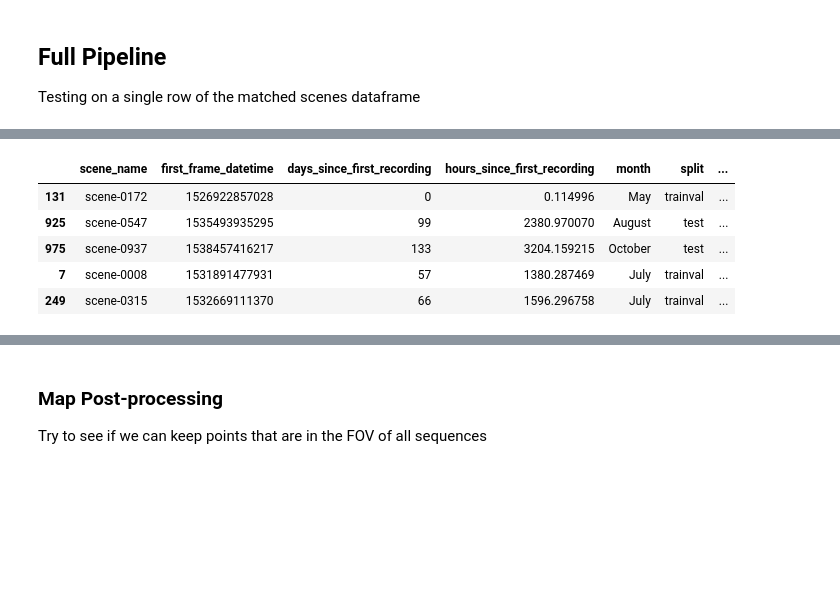
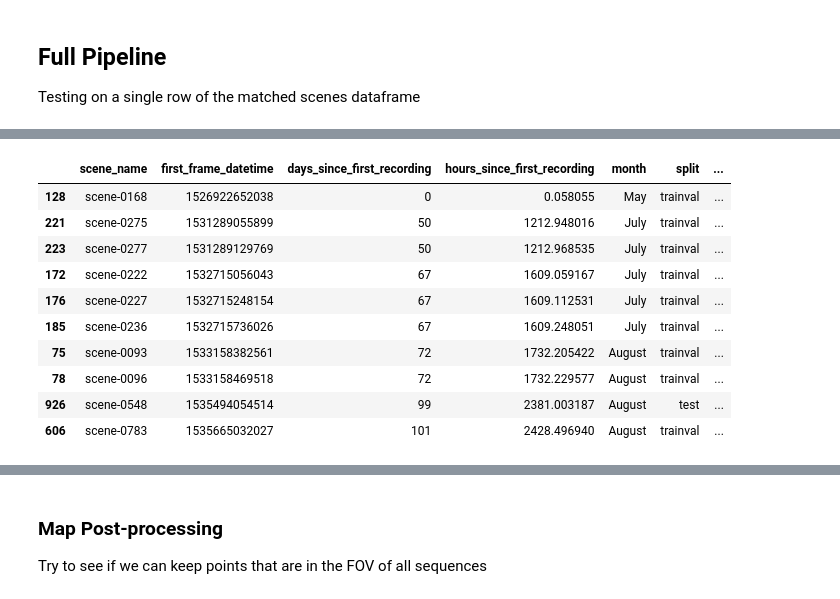
Before and after one commit to umairkhawaja/radar_auto_labeler, a Jupyter notebook: notebooks/test_pipeline.ipynb, the cells around one changed output, grey strips where cells are left out. Cells and saved outputs as stored; diff of their text form; code cells hidden in the pictures; blank space fills up the shorter version.

```diff
--- a/notebooks/test_pipeline.ipynb
+++ b/notebooks/test_pipeline.ipynb
@@ -792,13 +792,20 @@ sps_df.head()
 # %%
-sps_df['min_mean_distance'] = sps_df['closest_scenes_data'].apply(lambda x: min([e['mean_distance'] for e in x.values()]))
-sps_df['max_ort_sim'] = sps_df['closest_scenes_data'].apply(lambda x: -max([e['trajectory_similarity'] for e in x.values()]))
-sorted_sps_df = sps_df.sort_values(['min_mean_distance', 'max_ort_sim'], ascending=True)
-sorted_sps_df.tail()
+# sps_df['min_mean_distance'] = sps_df['closest_scenes_data'].apply(lambda x: min([e['mean_distance'] for e in x.values()]))
+# sps_df['max_ort_sim'] = sps_df['closest_scenes_data'].apply(lambda x: -max([e['trajectory_similarity'] for e in x.values()]))
+# sorted_sps_df = sps_df.sort_values(['min_mean_distance', 'max_ort_sim'], ascending=True)
+# sorted_sps_df.tail()
-# %% [output]
-|  | scene_name | first_frame_datetime | days_since_first_recording | hours_since_first_recording | month | split | ... |
-| 131 | scene-0172 | 1526922857028 | 0 | 0.114996 | May | trainval | ... |
-| 925 | scene-0547 | 1535493935295 | 99 | 2380.970070 | August | test | ... |
-| 975 | scene-0937 | 1538457416217 | 133 | 3204.159215 | October | test | ... |
-| 7 | scene-0008 | 1531891477931 | 57 | 1380.287469 | July | trainval | ... |
-| 249 | scene-0315 | 1532669111370 | 66 | 1596.296758 | July | trainval | ... |
+# %%
+sps_df[sps_df['closest_scenes'].apply(lambda x: len(x) > 6)]
+# %% [output]
+|  | scene_name | first_frame_datetime | days_since_first_recording | hours_since_first_recording | month | split | ... |
+| 128 | scene-0168 | 1526922652038 | 0 | 0.058055 | May | trainval | ... |
+| 221 | scene-0275 | 1531289055899 | 50 | 1212.948016 | July | trainval | ... |
+| 223 | scene-0277 | 1531289129769 | 50 | 1212.968535 | July | trainval | ... |
+| 172 | scene-0222 | 1532715056043 | 67 | 1609.059167 | July | trainval | ... |
+| 176 | scene-0227 | 1532715248154 | 67 | 1609.112531 | July | trainval | ... |
+| 185 | scene-0236 | 1532715736026 | 67 | 1609.248051 | July | trainval | ... |
+| 75 | scene-0093 | 1533158382561 | 72 | 1732.205422 | August | trainval | ... |
+| 78 | scene-0096 | 1533158469518 | 72 | 1732.229577 | August | trainval | ... |
+| 926 | scene-0548 | 1535494054514 | 99 | 2381.003187 | August | test | ... |
+| 606 | scene-0783 | 1535665032027 | 101 | 2428.496940 | August | trainval | ... |
 # %%
```
Also changed, not shown: parts of 35 cells of this notebook, 2 other files.
